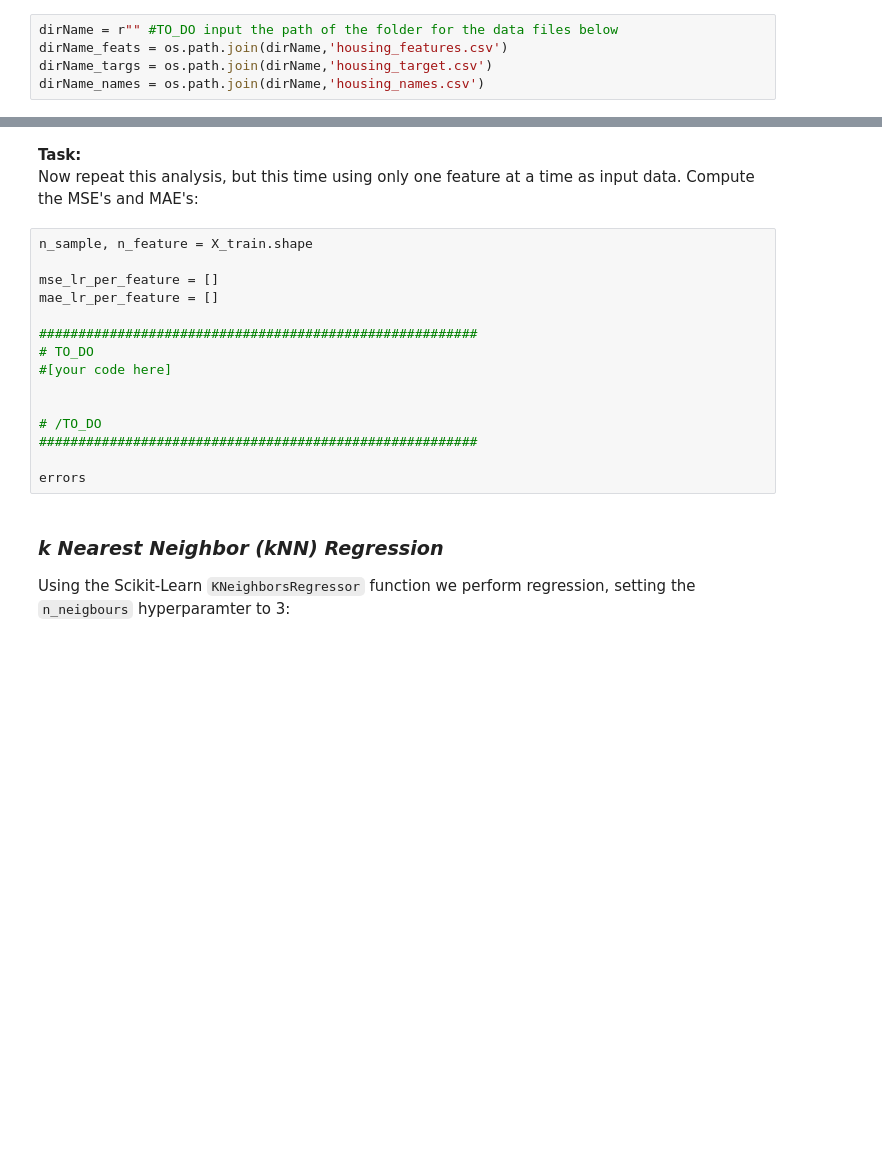
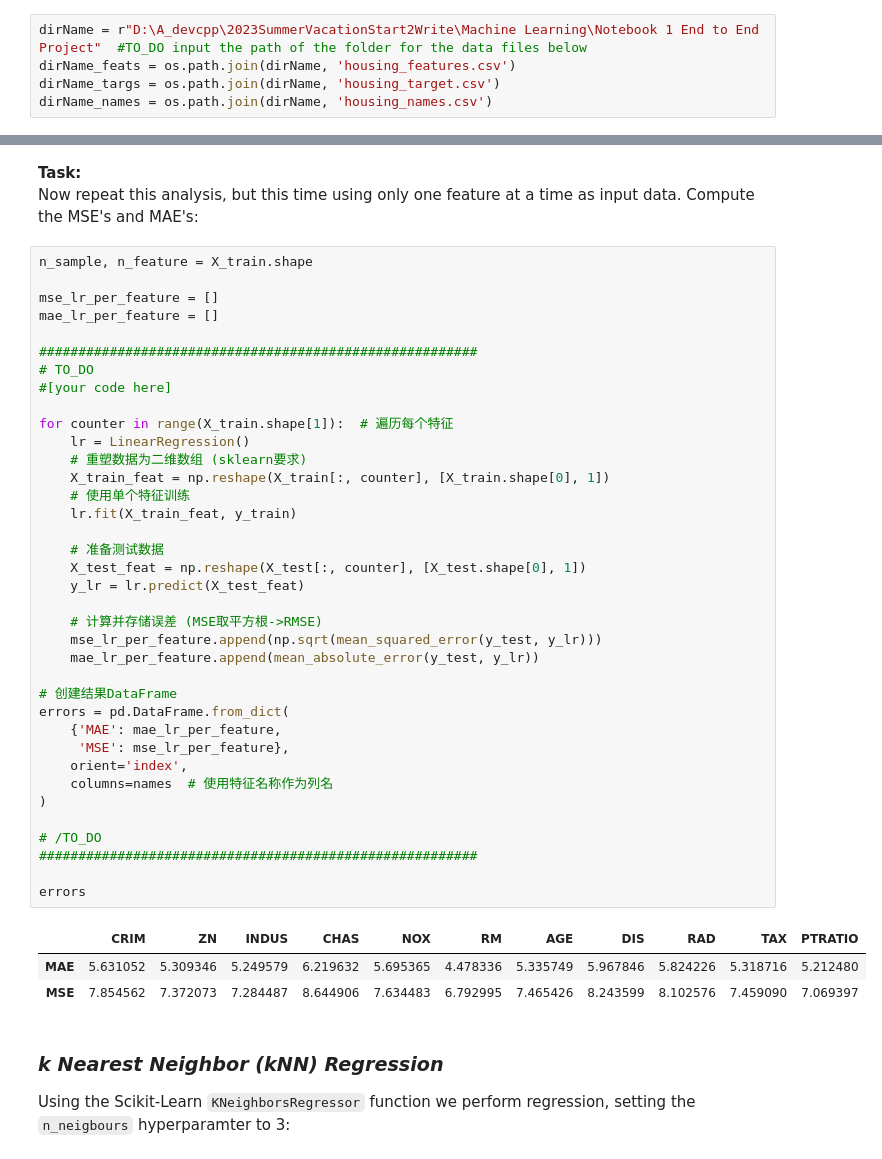
Before and after one commit to EricMegalovania/xjtu-mll, a Jupyter notebook: Notebook 1 End to End Project/EndToEndProject.ipynb, the cells around one changed output, grey strips where cells are left out. Saved outputs shown, nothing was run; the diff lists cells and outputs as text; blank space fills up the shorter version.

```diff
--- a/Notebook 1 End to End Project/EndToEndProject.ipynb
+++ b/Notebook 1 End to End Project/EndToEndProject.ipynb
@@ -72,10 +72,10 @@ First we set the path for the dataset repository, you should enter your working
 - For Windows right click on the folder containing the dataset and click on "copy as path"
 - For Linux use the following way: https://ubuntuhandbook.org/index.php/2020/05/textual-path-ubuntu-20-04-files/
 # %%
-dirName = r"" #TO_DO input the path of the folder for the data files below
-dirName_feats = os.path.join(dirName,'housing_features.csv')
-dirName_targs = os.path.join(dirName,'housing_target.csv')
-dirName_names = os.path.join(dirName,'housing_names.csv')
+dirName = r"D:\A_devcpp\2023SummerVacationStart2Write\Machine Learning\Notebook 1 End to End Project"  #TO_DO input the path of the folder for the data files below
+dirName_feats = os.path.join(dirName, 'housing_features.csv')
+dirName_targs = os.path.join(dirName, 'housing_target.csv')
+dirName_names = os.path.join(dirName, 'housing_names.csv')
 # %% [markdown]
 We will now load the data into a pandas dataframe using `pd.DataFrame`:
 # %%
@@ -170,21 +189,47 @@ mae_lr = mean_absolute_error(y_test, y_lr)
 # %% [markdown]
 __Task:__
 Now repeat this analysis, but this time using only one feature at a time as input data. Compute the MSE's and MAE's:
-# %%
-n_sample, n_feature = X_train.shape
-
-mse_lr_per_feature = []
-mae_lr_per_feature = []
-
-########################################################
-# TO_DO
-#[your code here]
-
-
-# /TO_DO
-########################################################
-
-errors
+# %%
+n_sample, n_feature = X_train.shape
+
+mse_lr_per_feature = []
+mae_lr_per_feature = []
+
+########################################################
+# TO_DO
+#[your code here]
+
+for counter in range(X_train.shape[1]):  # 遍历每个特征
+    lr = LinearRegression()
+    # 重塑数据为二维数组 (sklearn要求)
+    X_train_feat = np.reshape(X_train[:, counter], [X_train.shape[0], 1])
+    # 使用单个特征训练
+    lr.fit(X_train_feat, y_train)
+
+    # 准备测试数据
+    X_test_feat = np.reshape(X_test[:, counter], [X_test.shape[0], 1])
+    y_lr = lr.predict(X_test_feat)
+
+    # 计算并存储误差 (MSE取平方根->RMSE)
+    mse_lr_per_feature.append(np.sqrt(mean_squared_error(y_test, y_lr)))
+    mae_lr_per_feature.append(mean_absolute_error(y_test, y_lr))
+
+# 创建结果DataFrame
+errors = pd.DataFrame.from_dict(
+    {'MAE': mae_lr_per_feature,
+     'MSE': mse_lr_per_feature},
+    orient='index',
+    columns=names  # 使用特征名称作为列名
+)
+
+# /TO_DO
+########################################################
+
+errors
+# %% [output]
+|  | CRIM | ZN | INDUS | CHAS | NOX | RM | AGE | DIS | RAD | TAX | PTRATIO |
+| MAE | 5.631052 | 5.309346 | 5.249579 | 6.219632 | 5.695365 | 4.478336 | 5.335749 | 5.967846 | 5.824226 | 5.318716 | 5.212480 |
+| MSE | 7.854562 | 7.372073 | 7.284487 | 8.644906 | 7.634483 | 6.792995 | 7.465426 | 8.243599 | 8.102576 | 7.459090 | 7.069397 |
 # %% [markdown]
 ### _k Nearest Neighbor (kNN) Regression_
 
```
Also changed, not shown: parts of 14 cells of this notebook, 5 other files.
